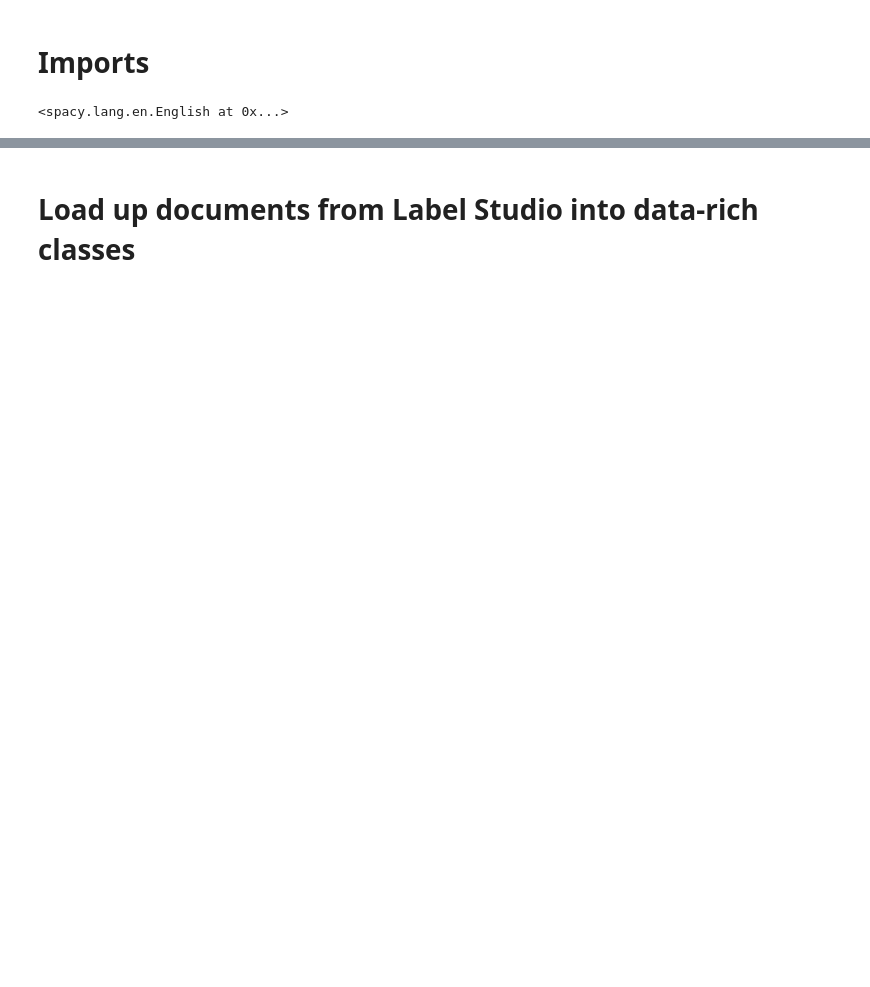
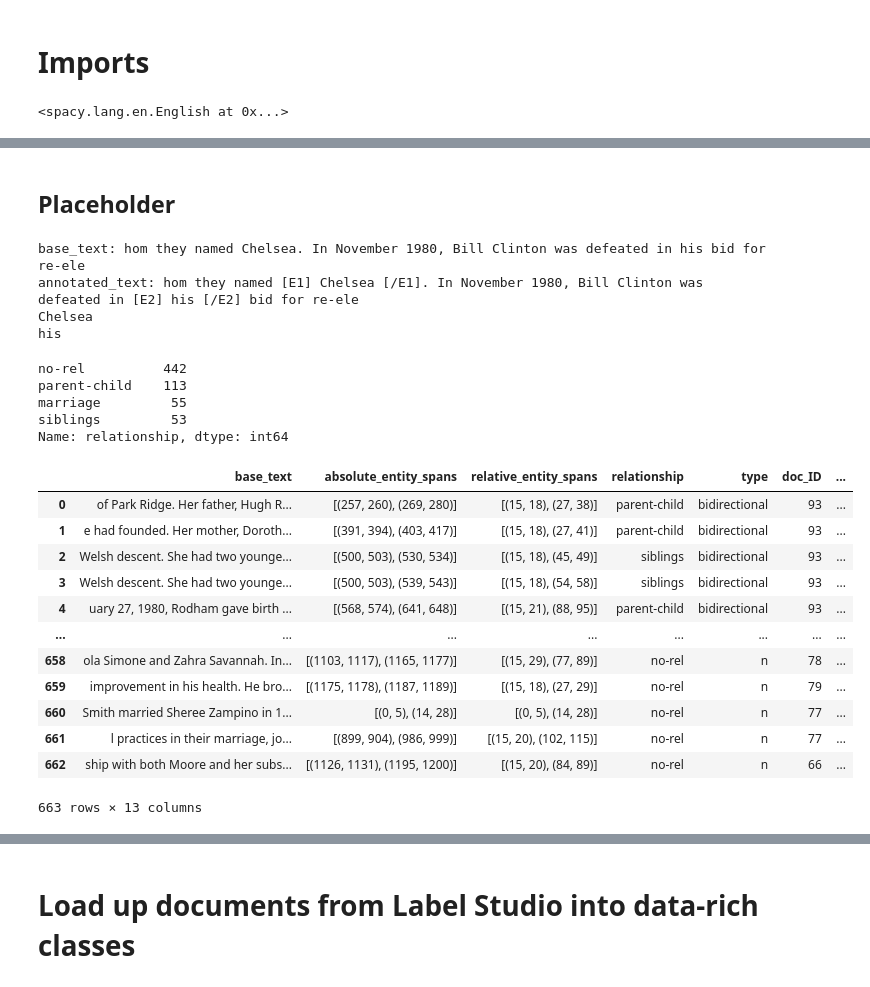
Before and after one commit to ANGELLOPARR/luke-genealogical-thesis, a Jupyter notebook: Pipeline.ipynb, the cells around one changed output, grey strips where cells are left out. Drawn from its saved outputs; the diff is of its cells as text; code cells hidden in the pictures; blank space fills up the shorter version.

```diff
--- a/Pipeline.ipynb
+++ b/Pipeline.ipynb
@@ -334,0 +451,3 @@ class DocRelations:
+# %%
+label2id = {'marriage': 0, 'no-rel': 1, 'parent-child': 2, 'siblings': 3}
+id2label = {0: 'marriage', 1: 'no-rel', 2: 'parent-child', 3: 'siblings'}
@@ -334,0 +525,2 @@ class DocRelations:
+# %% [markdown]
+## Placeholder
@@ -334,0 +550,55 @@ class DocRelations:
+# %%
+item = blah.iloc[30]
+spanss = item.relative_entity_spans
+print('base_text:', item.base_text)
+print('annotated_text:', item.annotated_text_0)
+print(item.base_text[spanss[0][0]:spanss[0][1]])
+print(item.base_text[spanss[1][0]:spanss[1][1]])
+# %% [output]
+base_text: hom they named Chelsea. In November 1980, Bill Clinton was defeated in his bid for re-ele
+annotated_text: hom they named [E1] Chelsea [/E1]. In November 1980, Bill Clinton was defeated in [E2] his [/E2] bid for re-ele
+Chelsea
+his
+# %%
+# ls_dr = DocRelations('exported.json')
+with open('exported.json', 'r') as f:
+    data = json.load(f)
+
+ls_drs = [DocRelations(d, from_labeled=True) for d in data]
+output = [DataLoader.get_pandas_data(dr, transforms, with_negatives=True) for dr in ls_drs]
+df = pd.concat(output)
+
+bidirectional = df[df['type'] == 'bidirectional']
+no_rel = df[df['type'] == 'n']
+# max_label = bidirectional.groupby('relationship').count()['text'].max()
+# display(max_label)
+no_rel = no_rel.sample(len(bidirectional) * 2)
+# no_rel = no_rel.sample(max_label)
+bino_df = pd.concat([bidirectional, no_rel]).reset_index().drop(['index'], axis=1)
+# display(bino_df)
+display(bino_df['relationship'].value_counts())
+
+le = LabelEncoder()
+bino_df['numerical'] = le.fit_transform(bino_df['relationship'])
+display(bino_df)
+
+bino_df.to_pickle('model_dataset.pkl')
+# %% [output]
+no-rel          442
+parent-child    113
+marriage         55
+siblings         53
+Name: relationship, dtype: int64
+|  | base_text | absolute_entity_spans | relative_entity_spans | relationship | type | doc_ID | ... |
+| 0 | of Park Ridge. Her father, Hugh R... | [(257, 260), (269, 280)] | [(15, 18), (27, 38)] | parent-child | bidirectional | 93 | ... |
+| 1 | e had founded. Her mother, Doroth... | [(391, 394), (403, 417)] | [(15, 18), (27, 41)] | parent-child | bidirectional | 93 | ... |
+| 2 | Welsh descent. She had two younge... | [(500, 503), (530, 534)] | [(15, 18), (45, 49)] | siblings | bidirectional | 93 | ... |
+| 3 | Welsh descent. She had two younge... | [(500, 503), (539, 543)] | [(15, 18), (54, 58)] | siblings | bidirectional | 93 | ... |
+| 4 | uary 27, 1980, Rodham gave birth ... | [(568, 574), (641, 648)] | [(15, 21), (88, 95)] | parent-child | bidirectional | 93 | ... |
+| ... | ... | ... | ... | ... | ... | ... | ... |
+| 658 | ola Simone and Zahra Savannah. In... | [(1103, 1117), (1165, 1177)] | [(15, 29), (77, 89)] | no-rel | n | 78 | ... |
+| 659 | improvement in his health. He bro... | [(1175, 1178), (1187, 1189)] | [(15, 18), (27, 29)] | no-rel | n | 79 | ... |
+| 660 | Smith married Sheree Zampino in 1... | [(0, 5), (14, 28)] | [(0, 5), (14, 28)] | no-rel | n | 77 | ... |
+| 661 | l practices in their marriage, jo... | [(899, 904), (986, 999)] | [(15, 20), (102, 115)] | no-rel | n | 77 | ... |
+| 662 | ship with both Moore and her subs... | [(1126, 1131), (1195, 1200)] | [(15, 20), (84, 89)] | no-rel | n | 66 | ... |
+663 rows × 13 columns
```
Also changed, not shown: parts of 41 cells of this notebook, 13 other files.
